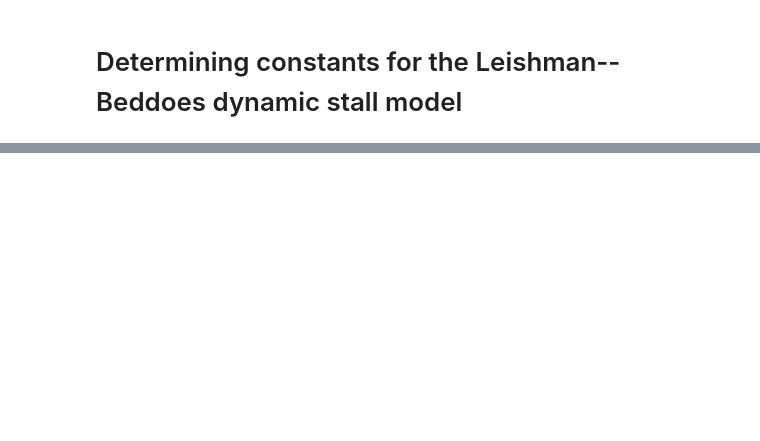
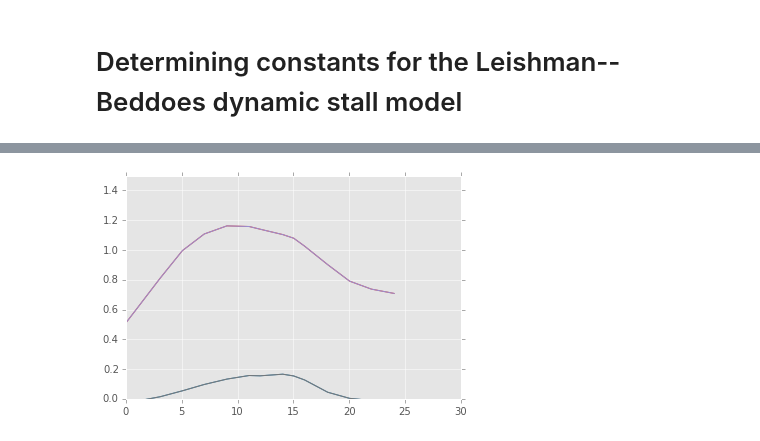
Before and after one commit to petebachant/Leishman-Beddoes-constants, a Jupyter notebook: notebook.ipynb, the cells around one changed output, grey strips where cells are left out. Drawn from its saved outputs; the diff is of its cells as text; code cells hidden in the pictures; blank space fills up the shorter version.

```diff
--- a/notebook.ipynb
+++ b/notebook.ipynb
@@ -296,0 +317,12 @@ S2_alt = 0.026
+# %%
+df = load("S826_Ostavan")
+plt.plot(df.alpha_deg, df.cn)
+plt.plot(df.alpha_deg, df.ct)
+df = load("S826_Ostavan")
+plt.plot(df.alpha_deg, df.cn)
+plt.plot(df.alpha_deg, df.ct)
+plt.xlim((0, 30))
+plt.ylim((0, 1.5))
+plt.show()
+# %% [output]
+[figure, added]
```
Also changed, not shown: parts of 8 cells of this notebook.
